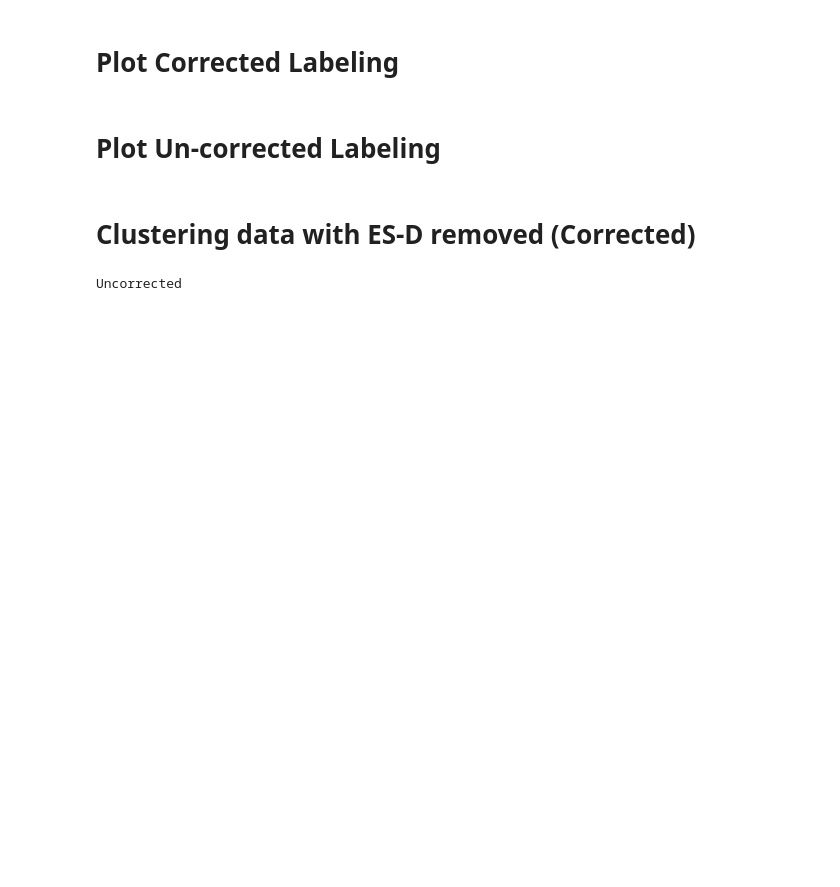
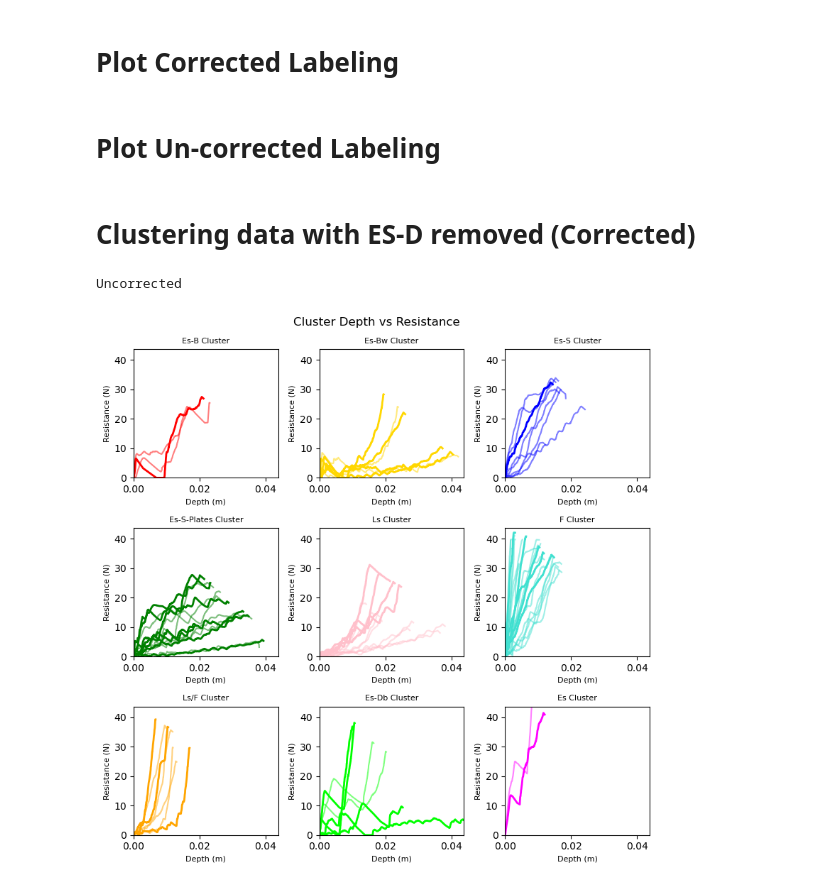
Before and after one commit to liamtbo/LASSIE, a Jupyter notebook: marions_clustering.ipynb, the cells around one changed output. Saved outputs shown, nothing was run; the diff lists cells and outputs as text; code cells hidden in the pictures; blank space fills up the shorter version.

```diff
--- a/marions_clustering.ipynb
+++ b/marions_clustering.ipynb
@@ -202,39 +202,38 @@ marions_labeled_data_esd_removed = marions_labeled_data[marions_labeled_data[yla
 label_centroids_esd_removed = find_labels_centroids(labeled_data_esd_removed, ylabel_to_cluster_num, ylabel_name)
 pseudo_data_esd_removed = find_closest_centroid(data_features, label_centroids_esd_removed, ylabel_name)
 
 # print('Corrected')
-# print(print('ES-D' in pseudo_data_esd_removed['pseudo_marions_ylabels_2'].values))
+# # print(print('ES-D' in pseudo_data_esd_removed['pseudo_marions_ylabels_2'].values))
 # changed_ylabel_idxs = find_changed_ylabel_data(labeled_data_esd_removed, pseudo_data_esd_removed, ylabel_name)
 # corrected_pseudo_data_esd_removed = correct_pseudo_ylabels_to_actual(pseudo_data_esd_removed, marions_labeled_data, ylabel_name, changed_ylabel_idxs)
-# print(corrected_pseudo_data_esd_removed)
 # plotting.plot_clusters_seperately(corrected_pseudo_data_esd_removed[f'pseudo_{ylabel_name}_nums'], curve_data, ylabel_name, cluster_category_names=list(ylabel_to_cluster_num.keys()), pseudo_corrections=labeled_data_esd_removed)
-# print(label_centroids_esd_removed)
 # plotting.plot_pca(corrected_pseudo_data_esd_removed, corrected_pseudo_data_esd_removed[f'pseudo_{ylabel_name}_nums'], 3, graph_title="", ylabel_name=ylabel_name, centroids=label_centroids_esd_removed)
 
 print('Uncorrected')
 # find_changed_ylabel_data(marions_labeled_data_esd_removed, pseudo_data_esd_removed, ylabel_name)
 # print(pseudo_data_esd_removed[['filenames', f'pseudo_{ylabel_name}']])
 # print(pseudo_data_esd_removed.loc[marions_labeled_data_esd_removed.index][['filenames', f'pseudo_{ylabel_name}']])
 
 
 # plotting.get_curve_idx_from_cluster_color('pink', pseudo_data_esd_removed[f'pseudo_{ylabel_name}_nums'], pseudo_data_esd_removed.index, data_features)
 # plotting.get_curve_idx_from_cluster_color('orange', pseudo_data_esd_removed[f'pseudo_{ylabel_name}_nums'], pseudo_data_esd_removed.index, data_features)
 # # print(pseudo_data_esd_removed[:3])
 # indicies = pseudo_data_esd_removed[pseudo_data_esd_removed['filenames'].isin(['WS23_L3_T1_P_23.csv','WS23_L3_T1_P_25.csv'])].index
 # plotting.plot_specific_curves([indicies.tolist()[0]], curve_data, data_features, color='pink')
 # plotting.plot_specific_curves([indicies.tolist()[1]], curve_data, data_features, color='orange')
 
 
-# plotting.plot_clusters_seperately(pseudo_data_esd_removed[f'pseudo_{ylabel_name}_nums'], curve_data, ylabel_name, cluster_category_names=list(ylabel_to_cluster_num.keys()), bold_idxs=marions_labeled_data_esd_removed.index)
-# # print(label_centroids_esd_removed)
-# plotting.plot_pca(pseudo_data_esd_removed, pseudo_data_esd_removed[f'pseudo_{ylabel_name}_nums'], 3, graph_title="", ylabel_name=ylabel_name, centroids=label_centroids_esd_removed,
-#                 only_plot_cluster_labels=[])
+plotting.plot_clusters_seperately(pseudo_data_esd_removed[f'pseudo_{ylabel_name}_nums'], curve_data, ylabel_name, cluster_category_names=list(ylabel_to_cluster_num.keys()), bold_idxs=marions_labeled_data_esd_removed.index)
+# print(label_centroids_esd_removed)
+plotting.plot_pca(pseudo_data_esd_removed, pseudo_data_esd_removed[f'pseudo_{ylabel_name}_nums'], 3, graph_title="", ylabel_name=ylabel_name, centroids=label_centroids_esd_removed,
+                only_plot_cluster_labels=[])
 # plotting.pca_analysis(pseudo_data_esd_removed)
 # ylabel_to_cluster_num = {'ES-B':0, 'ES-BW':1, 'ES-S':2, 'ES-S-Plates':3, 'ES-D':4, 'LS':5, 'F':6, 'LS/F':7, 'ES-DB':8, 'ES': 9}
 # print(pseudo_data_esd_removed[:3])
 
 # print(pseudo_data_esd_removed.dropna(subset=[ylabel_name])[['filenames', ylabel_name]])
-plotting.plot_pca_steps(pseudo_data_esd_removed, pseudo_data_esd_removed[f'pseudo_{ylabel_name}_nums'], 3, graph_title="", ylabel_name=ylabel_name, centroids=label_centroids_esd_removed,
-                only_plot_cluster_labels=[3,6])
+plotting.plot_pseudo_labeling_steps(pseudo_data_esd_removed, pseudo_data_esd_removed[f'pseudo_{ylabel_name}_nums'], 3, graph_title="", ylabel_name=ylabel_name, centroids=label_centroids_esd_removed,
+                specific_clusters=[3,6])
 # %% [output]
 Uncorrected
+[figure, added]
```
Also changed, not shown: parts of 1 cell of this notebook, 2 other files.
